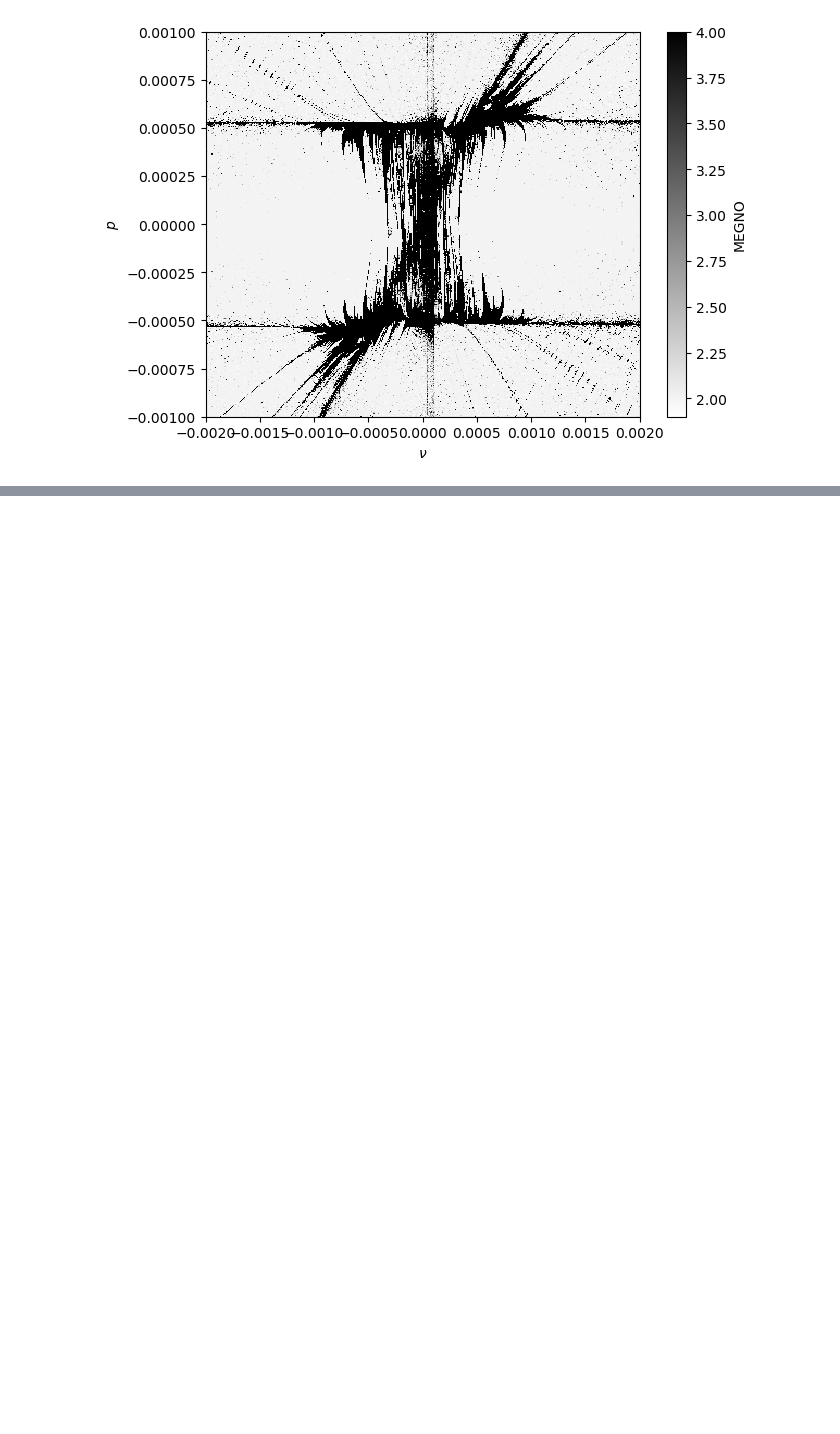
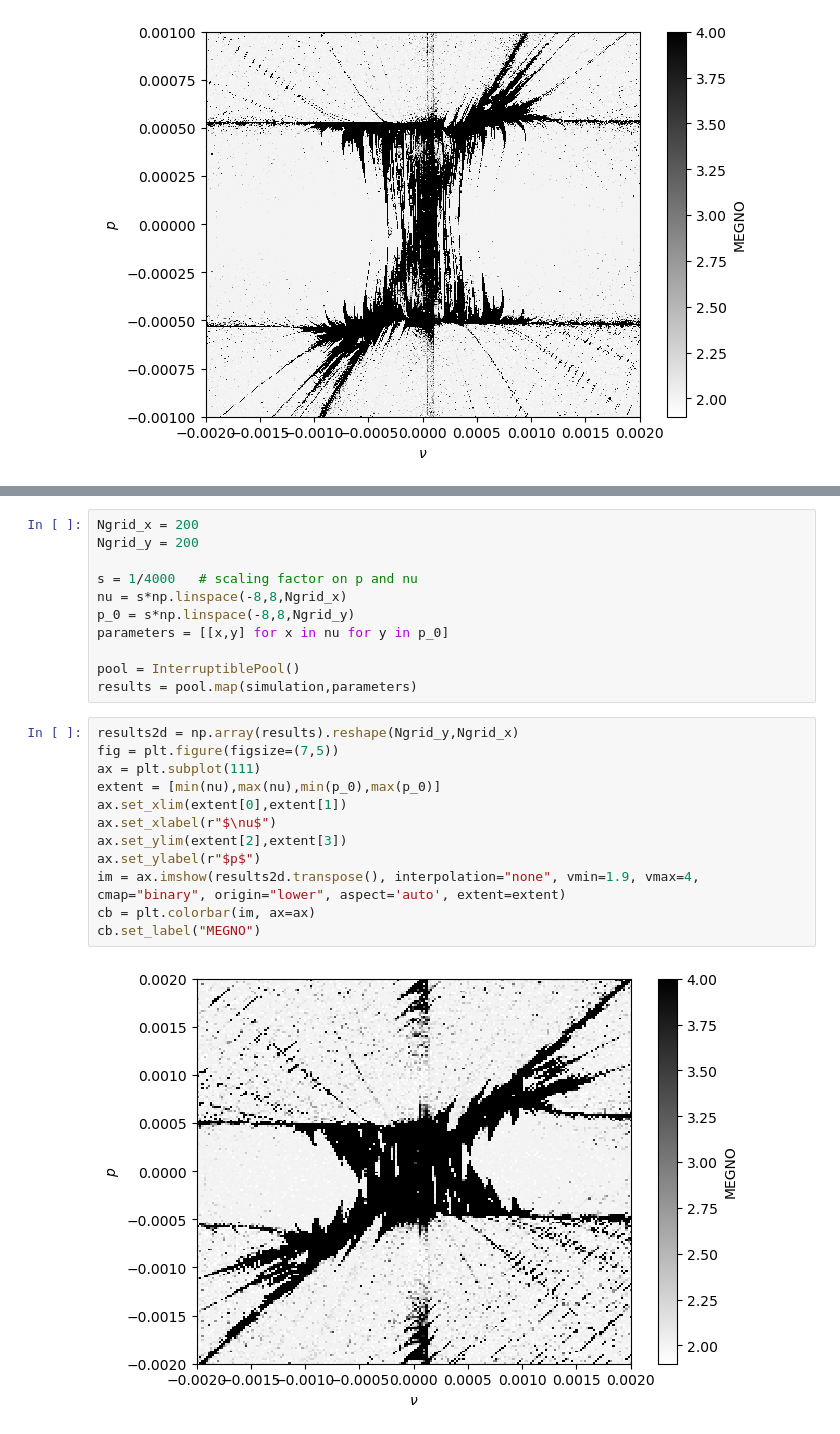
Before and after one commit to EritasY/Chaos, a Jupyter notebook: Double surface of section.ipynb, the cells around one changed output, grey strips where cells are left out. Cells and saved outputs as stored; diff of their text form; blank space fills up the shorter version.

```diff
--- a/Double surface of section.ipynb
+++ b/Double surface of section.ipynb
@@ -145,0 +189,25 @@ cb.set_label("MEGNO")
+# %%
+Ngrid_x = 200
+Ngrid_y = 200
+
+s = 1/4000   # scaling factor on p and nu
+nu = s*np.linspace(-8,8,Ngrid_x)
+p_0 = s*np.linspace(-8,8,Ngrid_y)
+parameters = [[x,y] for x in nu for y in p_0]
+
+pool = InterruptiblePool()
+results = pool.map(simulation,parameters)
+# %%
+results2d = np.array(results).reshape(Ngrid_y,Ngrid_x)
+fig = plt.figure(figsize=(7,5))
+ax = plt.subplot(111)
+extent = [min(nu),max(nu),min(p_0),max(p_0)]
+ax.set_xlim(extent[0],extent[1])
+ax.set_xlabel(r"$\nu$")
+ax.set_ylim(extent[2],extent[3])
+ax.set_ylabel(r"$p$")
+im = ax.imshow(results2d.transpose(), interpolation="none", vmin=1.9, vmax=4, cmap="binary", origin="lower", aspect='auto', extent=extent)
+cb = plt.colorbar(im, ax=ax)
+cb.set_label("MEGNO")
+# %% [output]
+[figure, added]
```
Also changed, not shown: parts of 2 cells of this notebook.
